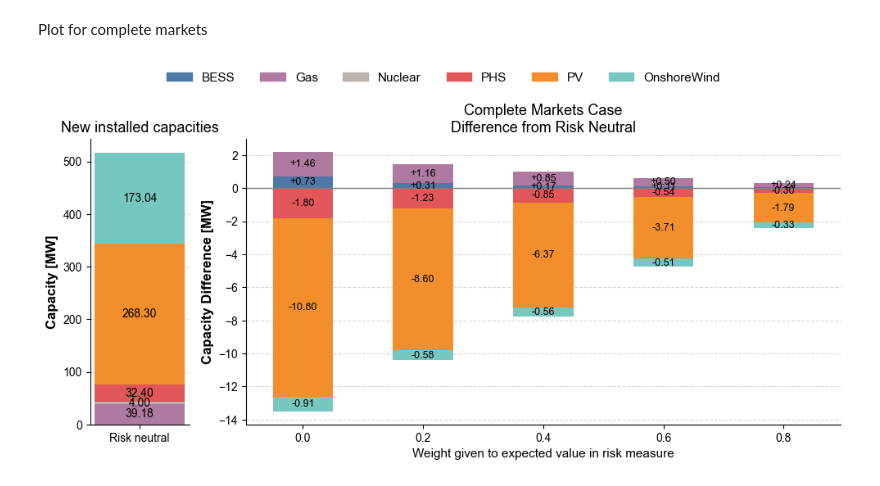
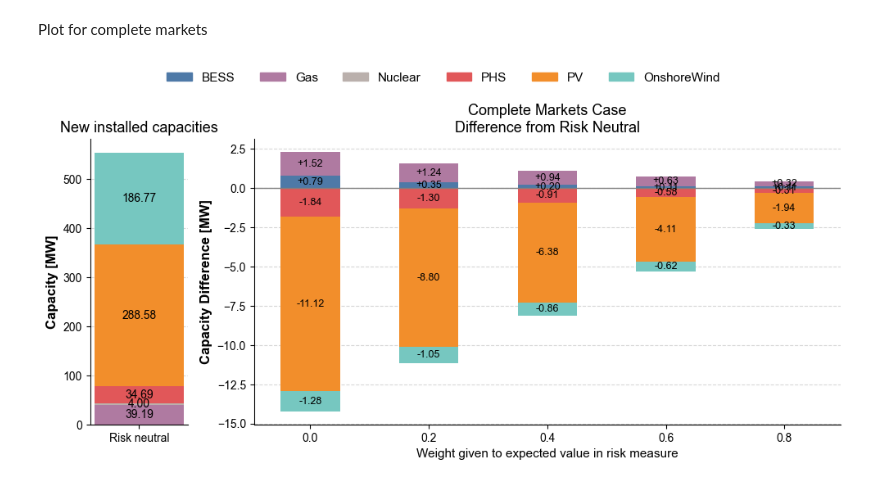
Before and after one commit to Andreas-Makrides-ICL/msc-thesis-incomplete-markets-LDES, a Jupyter notebook: models/Complete_markets_risk_averse_cantral_planner/plotting_results.ipynb, the cells around one changed output. Drawn from its saved outputs; the diff is of its cells as text; code cells hidden in the pictures.

Commit message:
-
update results for complete markets

```diff
--- a/models/Complete_markets_risk_averse_cantral_planner/plotting_results.ipynb
+++ b/models/Complete_markets_risk_averse_cantral_planner/plotting_results.ipynb
@@ -151,7 +151,7 @@ rcParams['font.family'] = 'Arial'
 rcParams['axes.labelweight'] = 'bold'
 
 # === Load data ===
-df = pd.read_csv("risk_aversion_results_O30_T3600_d1_08.csv")
+df = pd.read_csv("risk_aversion_results_O30_T3600_new.csv")
 
 # === Filter relevant columns ===
 capacity_cols = ['PV', 'Wind', 'Gas', 'Nuclear', 'BESS_P', 'LDES_PHS_P']
@@ -205,31 +205,31 @@ bottom_pos = np.zeros_like(x, dtype=float)
 bottom_neg = np.zeros_like(x, dtype=float)
 
 for tech in techs:
     diffs = df_others[tech].values - df_rn[tech]
     for i, diff in enumerate(diffs):
         if diff >= 0:
             ax2.bar(x[i], diff, width=width, bottom=bottom_pos[i], color=colors[tech])
             if abs(diff) > 0.1:
                 ax2.text(x[i], bottom_pos[i] + diff / 2, f'+{diff:.2f}', ha='center', va='center', fontsize=9)
             bottom_pos[i] += diff
         else:
             ax2.bar(x[i], diff, width=width, bottom=bottom_neg[i], color=colors[tech])
             if abs(diff) > 0.1:
                 ax2.text(x[i], bottom_neg[i] + diff / 2, f'{diff:.2f}', ha='center', va='center', fontsize=9)
             bottom_neg[i] += diff
 
 ax2.set_xticks(x)
 ax2.set_xticklabels([f"{d:.1f}" for d in deltas], fontsize=10)
 ax2.set_xlabel("Weight given to expected value in risk measure", fontsize=11, fontweight='normal')
 ax2.set_ylabel("Capacity Difference [MW]", fontsize=12, fontweight='bold')
 ax2.set_title("Complete Markets Case\nDifference from Risk Neutral", fontsize=13, fontweight='normal')
 ax2.axhline(0, color='gray', linewidth=1)
 
 # === Legend ===
 handles = [plt.Rectangle((0, 0), 1, 1, color=colors[t]) for t in techs]
 fig.legend(handles, labels, loc='upper center', ncol=len(techs), fontsize=11, frameon=False)
 
 plt.tight_layout(rect=[0, 0, 1, 0.93])
 plt.show()
 # %% [output]
-[figure, old version]
+[figure, new version]
```
Also changed, not shown: 5 other files.
